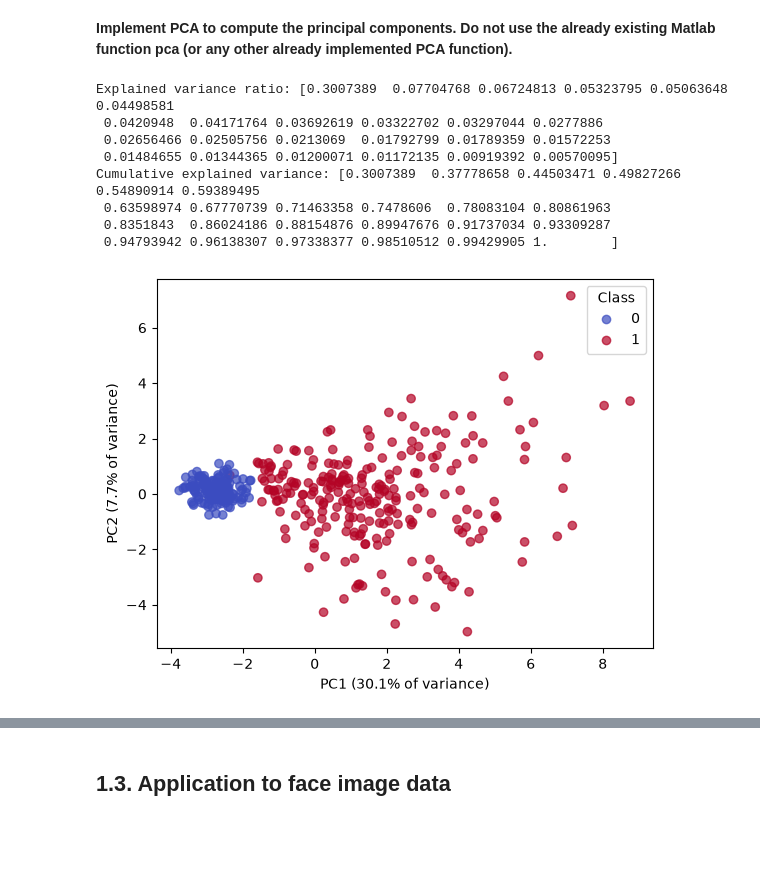
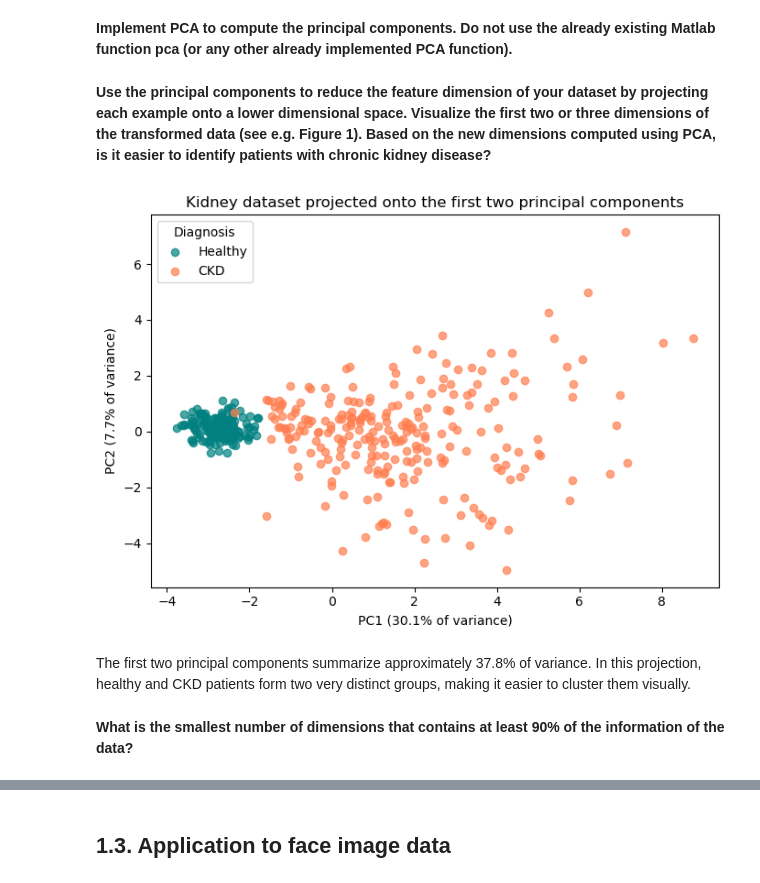
Before and after one commit to pmendez252/data_science-unsupervised_learning, a Jupyter notebook: notebooks/01_first_test_labo.ipynb, the cells around one changed output, grey strips where cells are left out. Drawn from its saved outputs; the diff is of its cells as text; code cells hidden in the pictures; blank space fills up the shorter version.

```diff
--- a/notebooks/01_first_test_labo.ipynb
+++ b/notebooks/01_first_test_labo.ipynb
@@ -119,6 +169,8 @@ X_stand.mean(), X_stand.std()
 **Implement PCA to compute the principal components. Do not use the already existing Matlab function pca (or any other already implemented PCA function).**
 # %%
 def pca_manual(X, n_components=None):
+
+	X = np.asarray(X, dtype=float)
 
 	# 1. Center the features
 	mean = X.mean(axis=0)
@@ -146,35 +198,34 @@ def pca_manual(X, n_components=None):
 
 	explained_ratio = eigenvalues[:n_components] / total_variance
 
-	return scores, components, explained_ratio
+	return scores, components, explained_ratio, mean
-# %%
-scores, components, explained_ratio = pca_manual(X_stand)
-
-scores.columns = [f"PC{i + 1}" for i in range(scores.shape[1])]
-
-print("Explained variance ratio:", explained_ratio)
-print("Cumulative explained variance:", np.cumsum(explained_ratio))
-# %% [output]
-Explained variance ratio: [0.3007389  0.07704768 0.06724813 0.05323795 0.05063648 0.04498581
- 0.0420948  0.04171764 0.03692619 0.03322702 0.03297044 0.0277886
- 0.02656466 0.02505756 0.0213069  0.01792799 0.01789359 0.01572253
- 0.01484655 0.01344365 0.01200071 0.01172135 0.00919392 0.00570095]
-Cumulative explained variance: [0.3007389  0.37778658 0.44503471 0.49827266 0.54890914 0.59389495
- 0.63598974 0.67770739 0.71463358 0.7478606  0.78083104 0.80861963
- 0.8351843  0.86024186 0.88154876 0.89947676 0.91737034 0.93309287
- 0.94793942 0.96138307 0.97338377 0.98510512 0.99429905 1.        ]
-# %%
-scatter = plt.scatter(
-	scores.iloc[:, 0],
-	scores.iloc[:, 1],
-	c=y,
-	cmap="coolwarm",
-	alpha=0.7,
-)
-
-plt.xlabel(f"PC1 ({explained_ratio[0]:.1%} of variance)")
-plt.ylabel(f"PC2 ({explained_ratio[1]:.1%} of variance)")
-plt.legend(*scatter.legend_elements(), title="Class")
-plt.show()
-# %% [output]
-[figure, removed]
+# %%
+scores, components, explained_ratio, pca_mean = pca_manual(X_stand)
+# %% [markdown]
+**Use the principal components to reduce the feature dimension of your dataset by projecting each example onto a lower dimensional space. Visualize the first two or three dimensions of the transformed data (see e.g. Figure 1). Based on the new dimensions computed using PCA, is it easier to identify patients with chronic kidney disease?**
+# %%
+fig, ax = plt.subplots(figsize=(7, 5))
+
+for value, label, color in groups:
+    mask = np.asarray(y == value)
+    ax.scatter(
+        scores[mask, 0],
+        scores[mask, 1],
+        color=color,
+        label=label,
+        alpha=0.7,
+    )
+
+ax.set_xlabel(f"PC1 ({explained_ratio[0]:.1%} of variance)")
+ax.set_ylabel(f"PC2 ({explained_ratio[1]:.1%} of variance)")
+ax.set_title("Kidney dataset projected onto the first two principal components")
+ax.legend(title="Diagnosis")
+
+plt.tight_layout()
+plt.show()
+# %% [output]
+[figure, added]
+# %% [markdown]
+The first two principal components summarize approximately 37.8% of variance. In this projection, healthy and CKD patients form two very distinct groups, making it easier to cluster them visually.
+# %% [markdown]
+**What is the smallest number of dimensions that contains at least 90% of the information of the data?**
```
Also changed, not shown: parts of 37 cells of this notebook, 1 other file.
